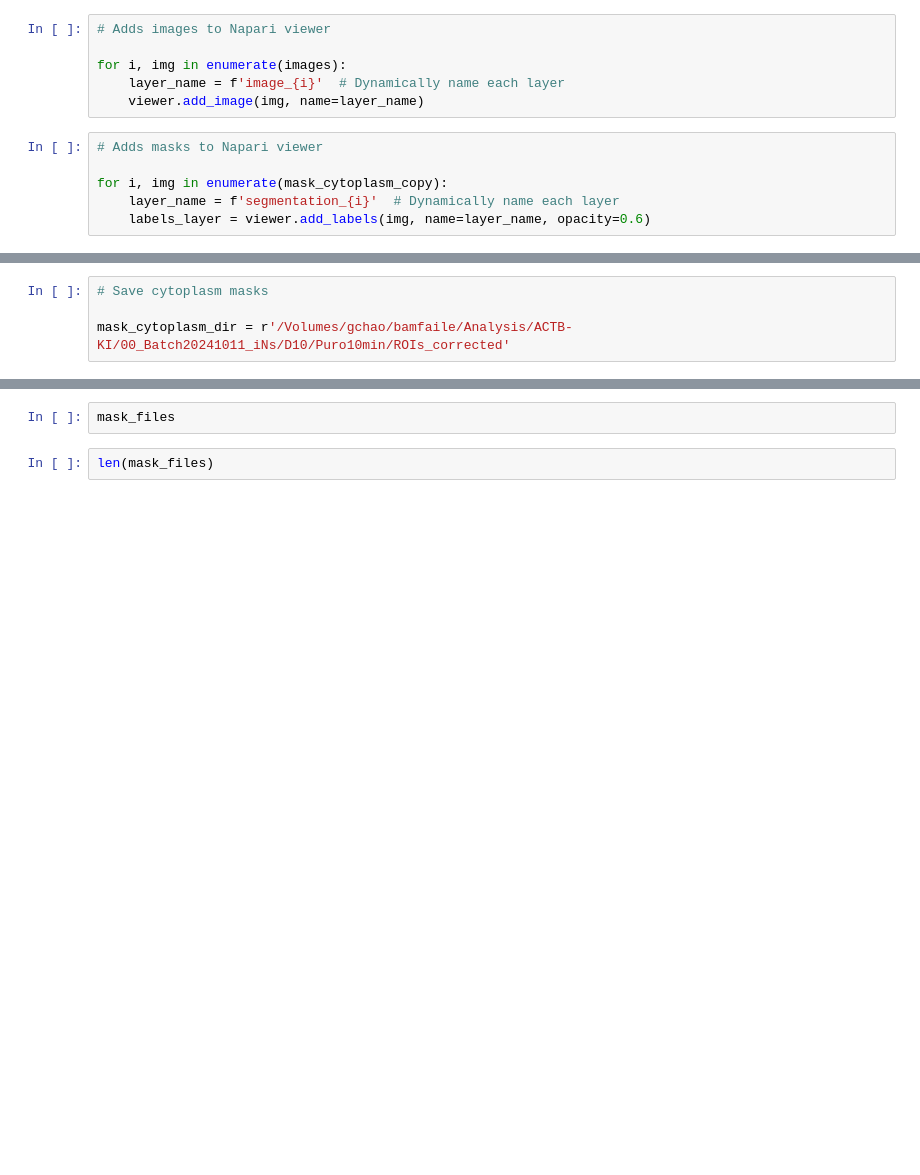
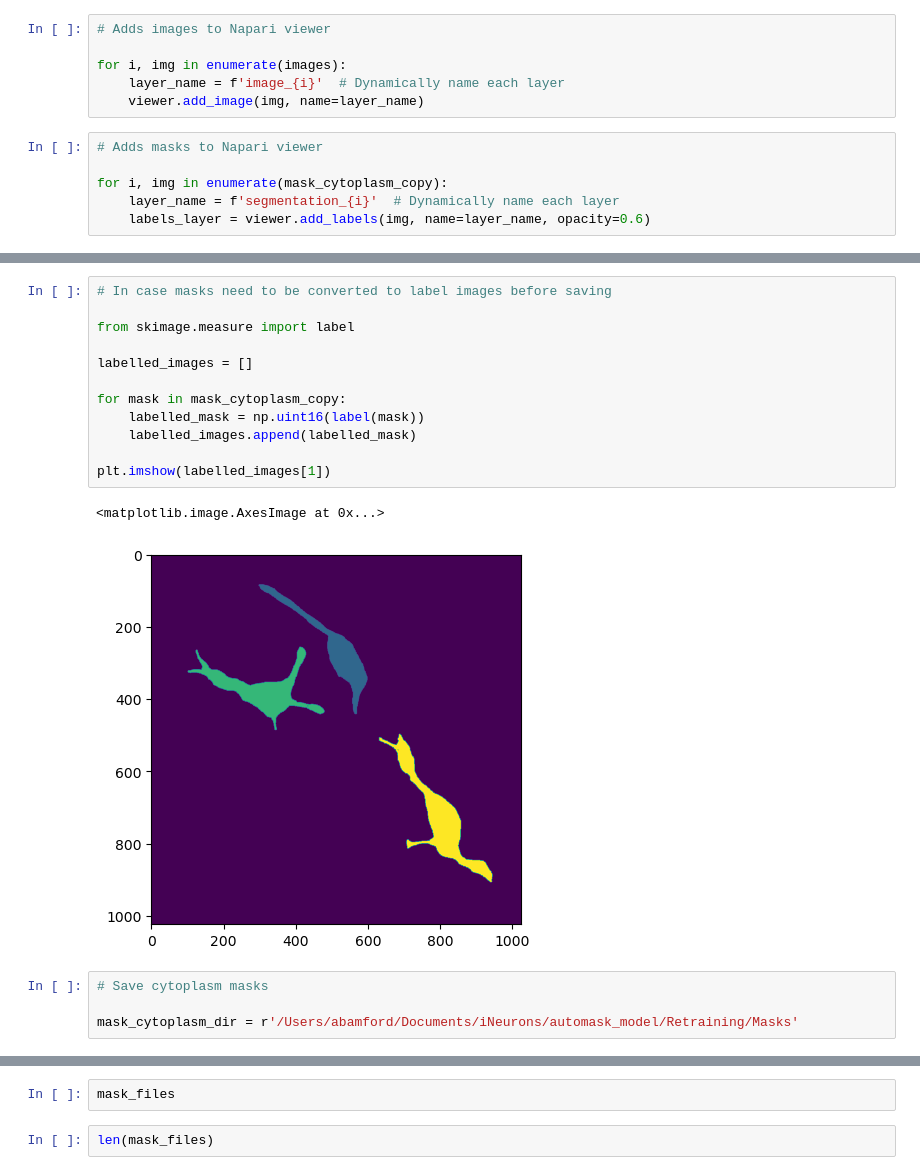
Before and after one commit to fmi-basel/singlemolecule-tracking, a Jupyter notebook: ipa/05_other/Mask_redrawing.ipynb, the cells around one changed output, grey strips where cells are left out. Saved outputs shown, nothing was run; the diff lists cells and outputs as text; blank space fills up the shorter version.

```diff
--- a/ipa/05_other/Mask_redrawing.ipynb
+++ b/ipa/05_other/Mask_redrawing.ipynb
@@ -89,7 +106,22 @@ plt.imshow(mask_cytoplasm_copy[4])
-# %%
-# Save cytoplasm masks
-
-mask_cytoplasm_dir = r'/Volumes/gchao/bamfaile/Analysis/ACTB-KI/00_Batch20241011_iNs/D10/Puro10min/ROIs_corrected'
+# %%
+# In case masks need to be converted to label images before saving
+
+from skimage.measure import label
+
+labelled_images = []
+
+for mask in mask_cytoplasm_copy:
+    labelled_mask = np.uint16(label(mask))
+    labelled_images.append(labelled_mask)
+
+plt.imshow(labelled_images[1])
+# %% [output]
+<matplotlib.image.AxesImage at 0x...>
+[figure, added]
+# %%
+# Save cytoplasm masks
+
+mask_cytoplasm_dir = r'/Users/abamford/Documents/iNeurons/automask_model/Retraining/Masks'
 # %%
 # Save mask images
 
```
Also changed, not shown: parts of 8 cells of this notebook, 1 other file.
